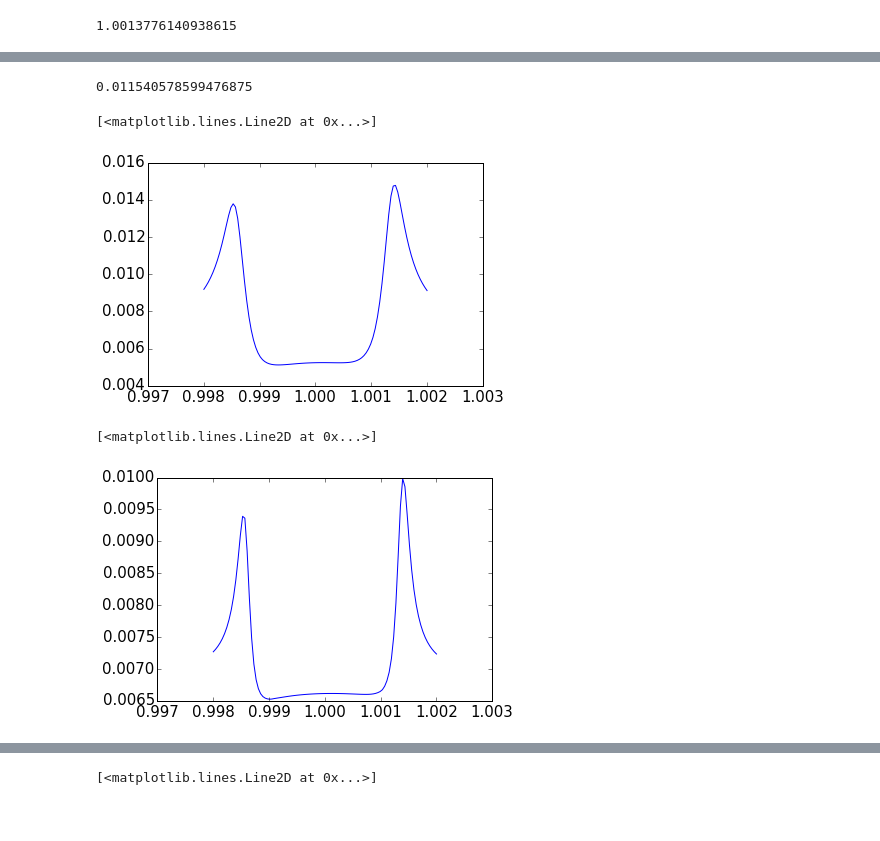
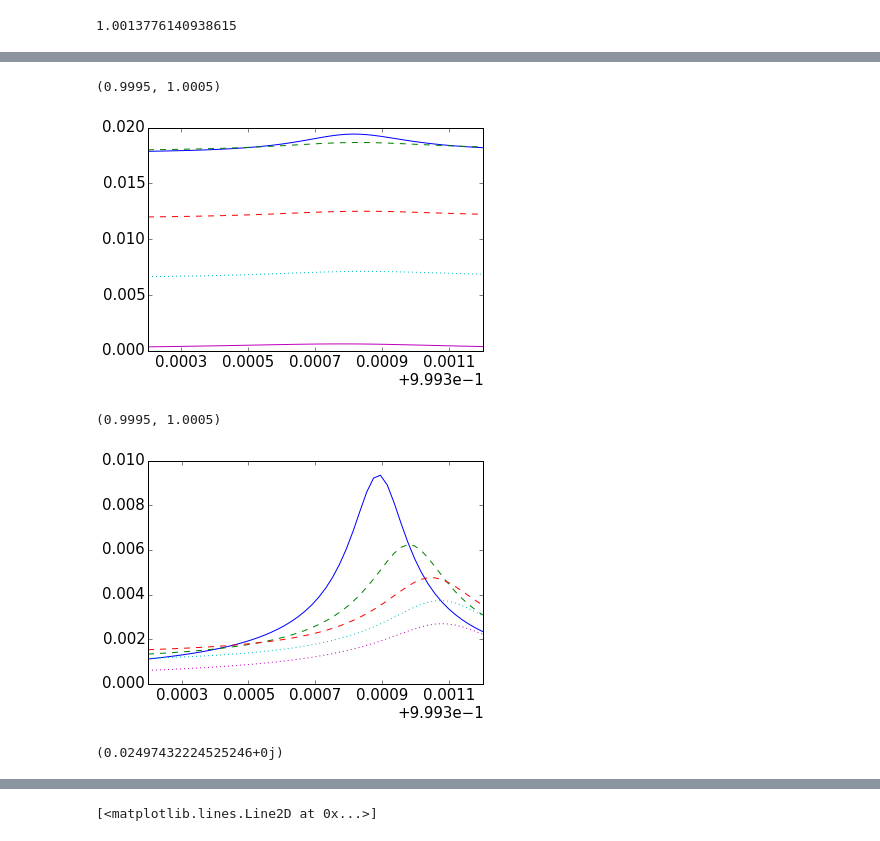
Before and after one commit to vdrhtc/Thesis-simulations, a Jupyter notebook: Quantum dynamics.ipynb, the cells around one changed output, grey strips where cells are left out. Drawn from its saved outputs; the diff is of its cells as text; code cells hidden in the pictures.

```diff
--- a/Quantum dynamics.ipynb
+++ b/Quantum dynamics.ipynb
@@ -441,29 +445,0 @@ array([ -0.06251769,   6.22006688,   6.34569998,  12.50355408,
-# %%
-
-args={'omega_f':0}
-
-omega_fs = np.linspace(0.999*omega_r, omega_r*1.001, 20)
-
-N=3
-kappa = 5e-4
-gamma_rel = .02
-gamma_deph =.01
-g=0.007*omega_r
-A = 1e-5
-T_end = 5000
-Ts = np.linspace(0, T_end, 800)
-opts = Options()
-opts.nsteps = 5000
-opts.rhs_reuse = True
-rhs_clear()
-
-def task(omega_f):
-    args["omega_f"]=omega_f
-    result = mesolve([build_H_undr(omega_q=0.2*omega_r, delta=coeff*omega_r),
-                        build_H_dr(0, T_end)], evecs(omega_q=0.2*omega_r, delta=coeff*omega_r)[0],  Ts,
-                        build_c_ops() , [],
-                        args, options=opts)
-    return result
-
-coeff = 0.97975
-outputs1 = parallel_map(task, omega_fs, progress_bar=True, num_cpus = 2)
@@ -560,27 +527,30 @@ Total run time:  45.80s
-# %%
-outputs[0]
-# %% [output]
-0.011540578599476875
 # %%
 plt.plot(omega_fs/omega_r, outputs, '-')
-# plt.plot(omega_fs/omega_r, outputs1, '--')
-# plt.plot(omega_fs/omega_r, outputs2, '--')
-# plt.plot(omega_fs/omega_r, outputs3, ':')
-# plt.plot(omega_fs/omega_r, outputs4, ':')
+plt.plot(omega_fs/omega_r, outputs1, '--')
+plt.plot(omega_fs/omega_r, outputs2, '--')
+plt.plot(omega_fs/omega_r, outputs3, ':')
+plt.plot(omega_fs/omega_r, outputs4, '-')
 
 # gamma_deph = 0
-# plt.xlim(.998,1.002)
+plt.xlim(.9995,1.0005)
 # plt.ylim(0, 0.015)
 # %% [output]
-[<matplotlib.lines.Line2D at 0x...>]
+(0.9995, 1.0005)
-[figure, old version]
+[figure, new version]
 # %%
 plt.plot(omega_fs/omega_r, outputs, '-')
-# plt.plot(omega_fs/omega_r, outputs1, '--')
-# plt.plot(omega_fs/omega_r, outputs2, '--')
-# plt.plot(omega_fs/omega_r, outputs3, ':')
-# plt.plot(omega_fs/omega_r, outputs4, ':')
-# plt.ylim(0.006, 0.008)
+plt.plot(omega_fs/omega_r, outputs1, '--')
+plt.plot(omega_fs/omega_r, outputs2, '--')
+plt.plot(omega_fs/omega_r, outputs3, ':')
+plt.plot(omega_fs/omega_r, outputs4, ':')
+
+# gamma_deph = 0
+plt.xlim(.9995,1.0005)
+# plt.ylim(0, 0.015)
 # %% [output]
-[<matplotlib.lines.Line2D at 0x...>]
+(0.9995, 1.0005)
-[figure, old version]
+[figure, new version]
+# %%
+expect(tensor(a(), identity(2)), evecs(omega_q=0.2*omega_r, delta=0.3*omega_r)[0])
+# %% [output]
+(0.02497432224525246+0j)
```
Also changed, not shown: parts of 82 cells of this notebook, 3 other files.
